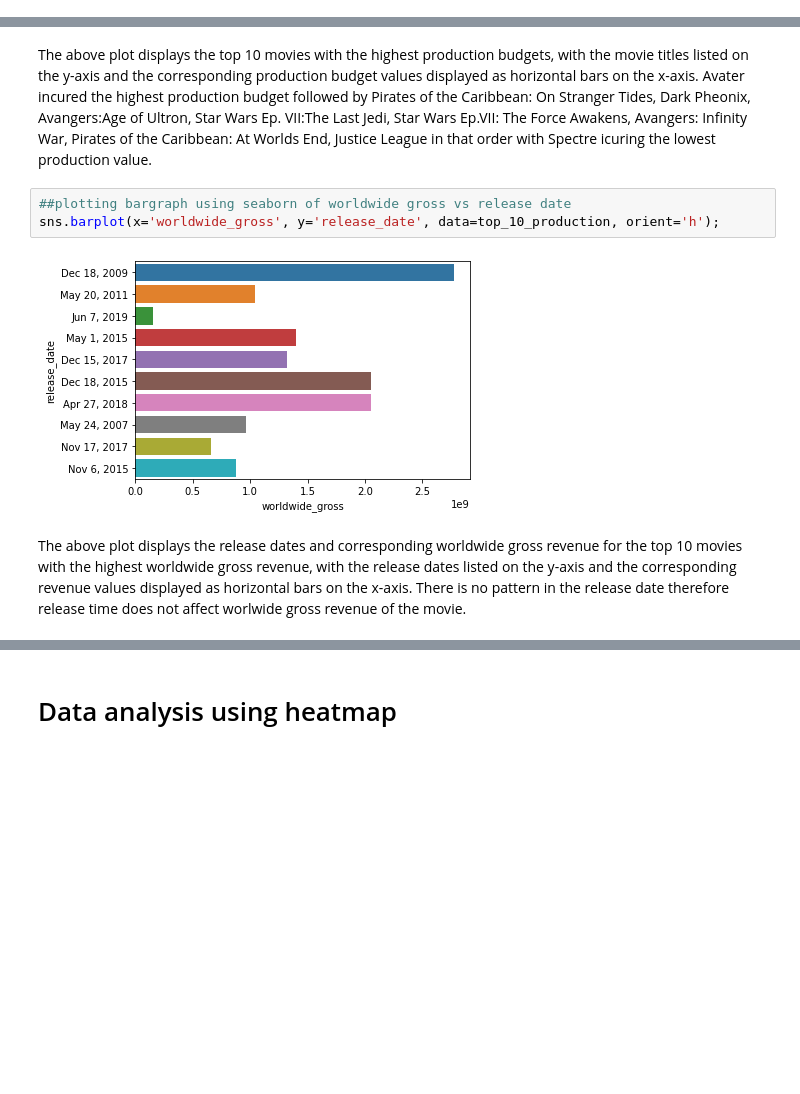
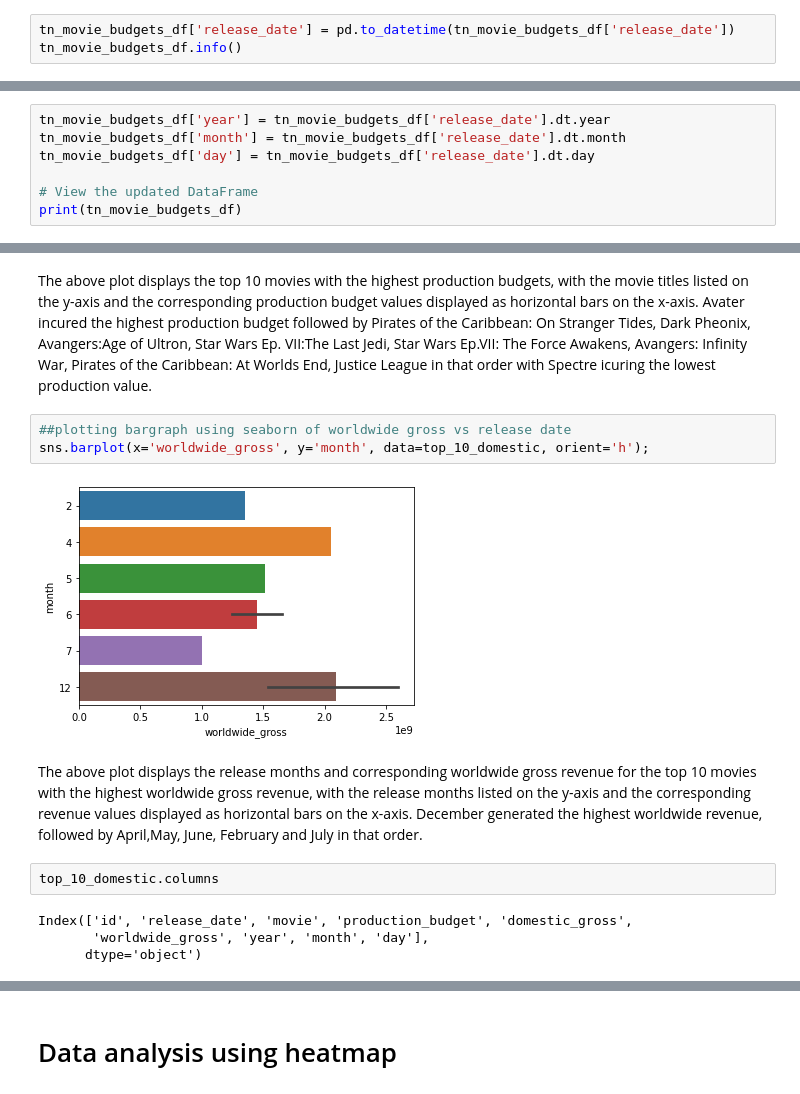
Before and after one commit to PamelaAwino/dsc-phase-1-project-v2-4, a Jupyter notebook: student.ipynb, the cells around one changed output, grey strips where cells are left out. Drawn from its saved outputs; the diff is of its cells as text; blank space fills up the shorter version.

```diff
--- a/student.ipynb
+++ b/student.ipynb
@@ -178,3 +216,6 @@ tn_movie_budgets_df.head()
 | 2 | 3 | Jun 7, 2019 | Dark Phoenix | 350000000.0 | 42762350.0 | 1.497624e+08 |
 | 3 | 4 | May 1, 2015 | Avengers: Age of Ultron | 330600000.0 | 459005868.0 | 1.403014e+09 |
 | 4 | 5 | Dec 15, 2017 | Star Wars Ep. VIII: The Last Jedi | 317000000.0 | 620181382.0 | 1.316722e+09 |
+# %%
+tn_movie_budgets_df['release_date'] = pd.to_datetime(tn_movie_budgets_df['release_date'])
+tn_movie_budgets_df.info()
@@ -180,0 +236,7 @@ tn_movie_budgets_df.head()
+# %%
+tn_movie_budgets_df['year'] = tn_movie_budgets_df['release_date'].dt.year
+tn_movie_budgets_df['month'] = tn_movie_budgets_df['release_date'].dt.month
+tn_movie_budgets_df['day'] = tn_movie_budgets_df['release_date'].dt.day
+
+# View the updated DataFrame
+print(tn_movie_budgets_df)
@@ -214,8 +313,14 @@ sns.barplot(x='production_budget', y='movie', data=top_10_production, orient='h'
 The above plot displays the top 10 movies with the highest production budgets, with the movie titles listed on the y-axis and the corresponding production budget values displayed as horizontal bars on the x-axis. Avater incured the highest production budget followed by Pirates of the Caribbean: On Stranger Tides, Dark Pheonix, Avangers:Age of Ultron, Star Wars Ep. VII:The Last Jedi, Star Wars Ep.VII: The Force Awakens, Avangers: Infinity War, Pirates of the Caribbean: At Worlds End, Justice League in that order with Spectre icuring the lowest production value.
 # %%
 ##plotting bargraph using seaborn of worldwide gross vs release date
-sns.barplot(x='worldwide_gross', y='release_date', data=top_10_production, orient='h');
+sns.barplot(x='worldwide_gross', y='month', data=top_10_domestic, orient='h');
 # %% [output]
-[figure, old version]
+[figure, new version]
 # %% [markdown]
-The above plot displays the release dates and corresponding worldwide gross revenue for the top 10 movies with the highest worldwide gross revenue, with the release dates listed on the y-axis and the corresponding revenue values displayed as horizontal bars on the x-axis. There is no pattern in the release date therefore release time does not affect worlwide gross revenue of the movie.
+The above plot displays the release months and corresponding worldwide gross revenue for the top 10 movies with the highest worldwide gross revenue, with the release months listed on the y-axis and the corresponding revenue values displayed as horizontal bars on the x-axis. December generated the highest worldwide revenue, followed by April,May, June, February and July in that order.
+# %%
+top_10_domestic.columns
+# %% [output]
+Index(['id', 'release_date', 'movie', 'production_budget', 'domestic_gross',
+       'worldwide_gross', 'year', 'month', 'day'],
+      dtype='object')
```
Also changed, not shown: parts of 79 cells of this notebook.
